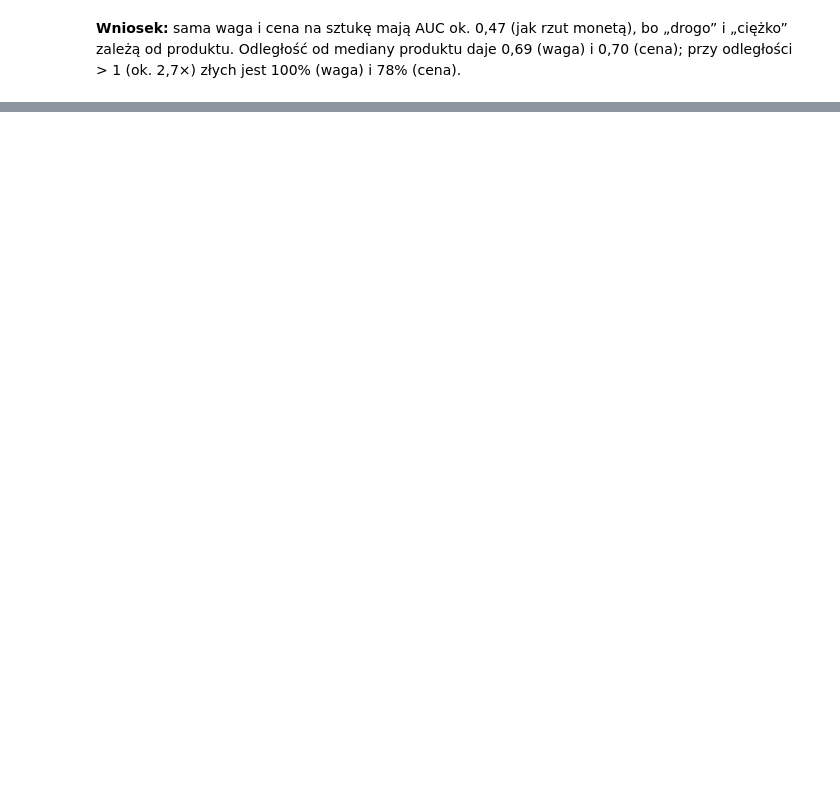
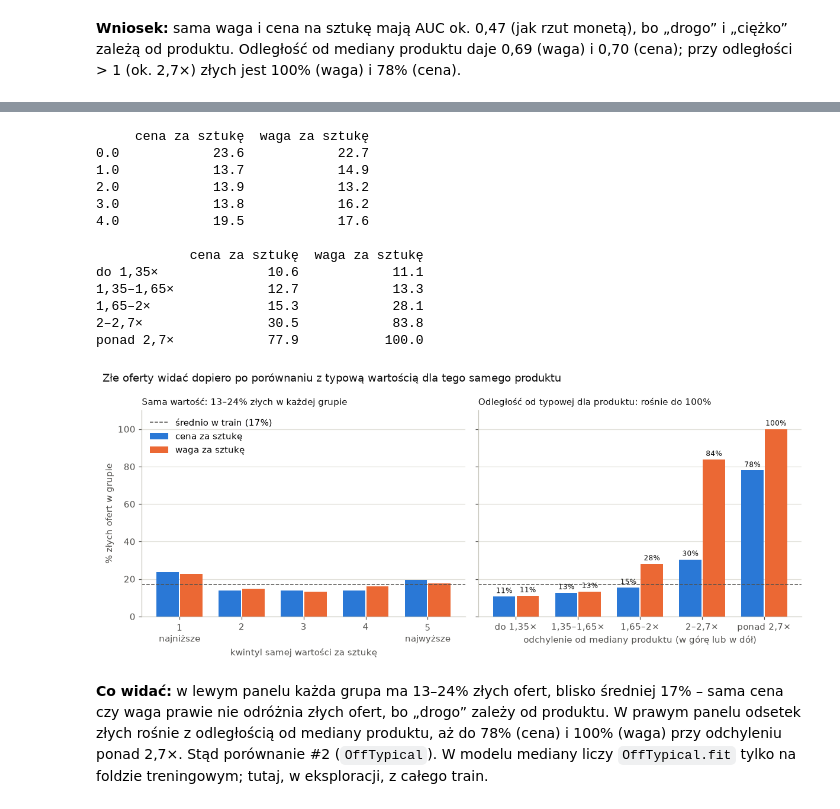
Before and after one commit to dcu111/dsc-catalogue-quality, a Jupyter notebook: notebooks/dsc-catalogue-eda.ipynb, the cells around one changed output, grey strips where cells are left out. Cells and saved outputs as stored; diff of their text form; code cells hidden in the pictures; blank space fills up the shorter version.

```diff
--- a/notebooks/dsc-catalogue-eda.ipynb
+++ b/notebooks/dsc-catalogue-eda.ipynb
@@ -114,0 +248,57 @@ Odległość od mediany produktu daje 0,69 (waga) i 0,70 (cena); przy odległoś
+# %%
+bins = [0, 0.3, 0.5, 0.7, 1, 10]                        # odległość w logarytmach
+names = ['do 1,35×', '1,35–1,65×', '1,65–2×', '2–2,7×', 'ponad 2,7×']   # to samo jako „ile razy”
+raw, dist = {}, {}
+for col, name in [('price_pln', 'cena za sztukę'), ('shipping_weight_kg', 'waga za sztukę')]:
+    value = np.log(train[col] / train.pack_size.clip(lower=1))
+    off = (value - value.groupby(train['product']).transform('median')).abs()
+    raw[name] = train.target.groupby(pd.qcut(value, 5, labels=False)).mean() * 100
+    dist[name] = train.target.groupby(pd.cut(off, bins, labels=names, include_lowest=True), observed=True).mean() * 100
+raw, dist = pd.DataFrame(raw), pd.DataFrame(dist)
+average = train.target.mean() * 100
+print(raw.round(1), dist.round(1), sep='\n\n')
+
+ORANGE = '#eb6834'
+fig, axes = plt.subplots(1, 2, figsize=(11, 4.6), sharey=True)
+panels = [(axes[0], raw, ['1\nnajniższe', '2', '3', '4', '5\nnajwyższe'], 'kwintyl samej wartości za sztukę',
+           f'Sama wartość: {raw.min().min():.0f}–{raw.max().max():.0f}% złych w każdej grupie'),
+          (axes[1], dist, names, 'odchylenie od mediany produktu (w górę lub w dół)',
+           f'Odległość od typowej dla produktu: rośnie do {dist.max().max():.0f}%')]
+for ax, table, labels, xlabel, title in panels:
+    x = np.arange(len(table))
+    for shift, col, color in [(-0.19, 'cena za sztukę', BLUE), (0.19, 'waga za sztukę', ORANGE)]:
+        bars = ax.bar(x + shift, table[col], width=0.36, color=color, label=col)
+        if table is dist:
+            ax.bar_label(bars, fmt='%.0f%%', padding=2, fontsize=8, color=INK)
+    ax.axhline(average, color=MUTED, linestyle='--', linewidth=1, label=f'średnio w train ({average:.0f}%)')
+    ax.set_xticks(x, labels)
+    ax.set_xlabel(xlabel)
+    ax.set_title(title, loc='left', fontsize=10, color=INK)
+    ax.grid(axis='y', color=GRID, linewidth=0.8)
+    ax.set_axisbelow(True)
+axes[0].set_ylabel('% złych ofert w grupie')
+axes[0].set_ylim(0, 110)
+axes[0].legend(frameon=False, loc='upper left')
+fig.suptitle('Złe oferty widać dopiero po porównaniu z typową wartością dla tego samego produktu',
+             x=0.01, ha='left', fontsize=12, color=INK)
+plt.tight_layout()
+plt.show()
+# %% [output]
+     cena za sztukę  waga za sztukę
+0.0            23.6            22.7
+1.0            13.7            14.9
+2.0            13.9            13.2
+3.0            13.8            16.2
+4.0            19.5            17.6
+
+            cena za sztukę  waga za sztukę
+do 1,35×              10.6            11.1
+1,35–1,65×            12.7            13.3
+1,65–2×               15.3            28.1
+2–2,7×                30.5            83.8
+ponad 2,7×            77.9           100.0
+[figure, added]
+# %% [markdown]
+**Co widać:** w lewym panelu każda grupa ma 13–24% złych ofert, blisko średniej 17% – sama cena czy waga prawie nie odróżnia złych ofert, bo „drogo” zależy od produktu.
+W prawym panelu odsetek złych rośnie z odległością od mediany produktu, aż do 78% (cena) i 100% (waga) przy odchyleniu ponad 2,7×.
+Stąd porównanie #2 (`OffTypical`). W modelu mediany liczy `OffTypical.fit` tylko na foldzie treningowym; tutaj, w eksploracji, z całego train.
```
Also changed, not shown: parts of 15 cells of this notebook, 7 other files.
